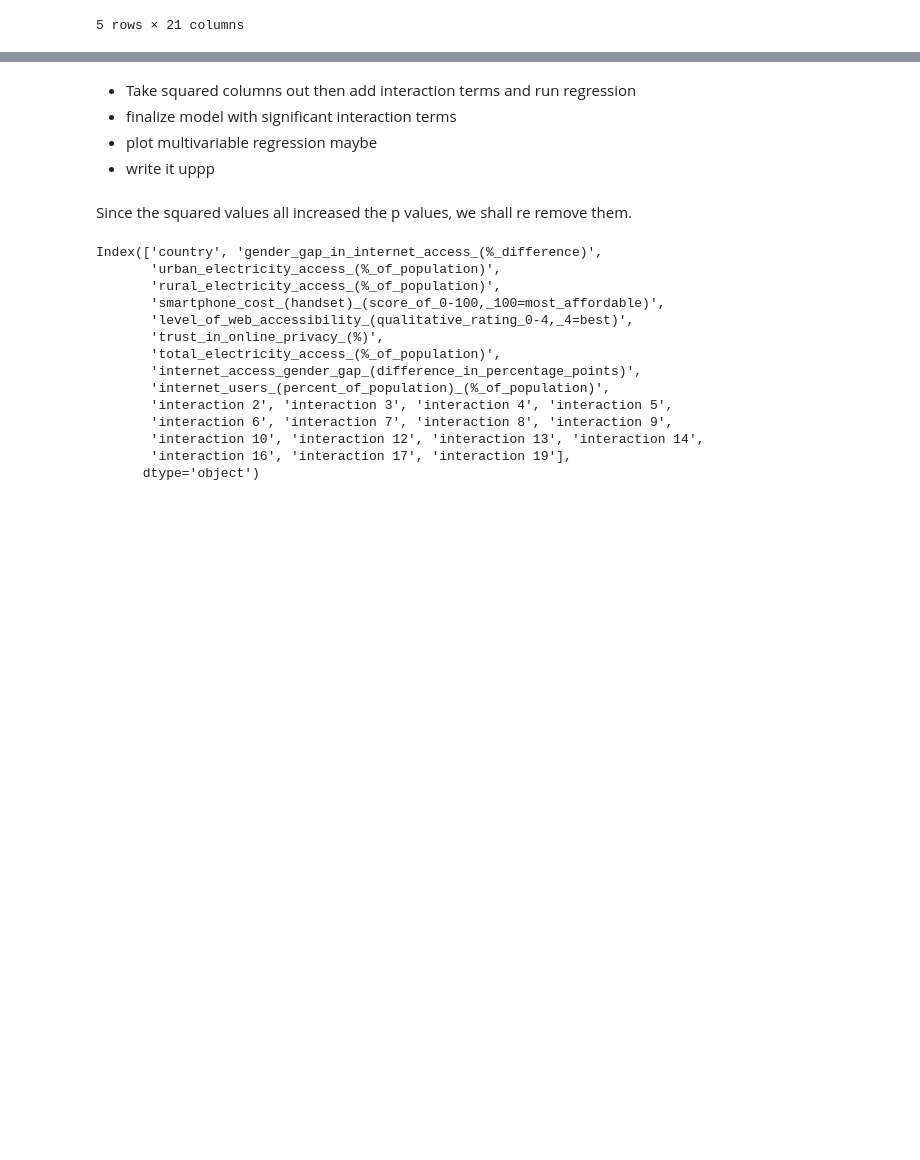
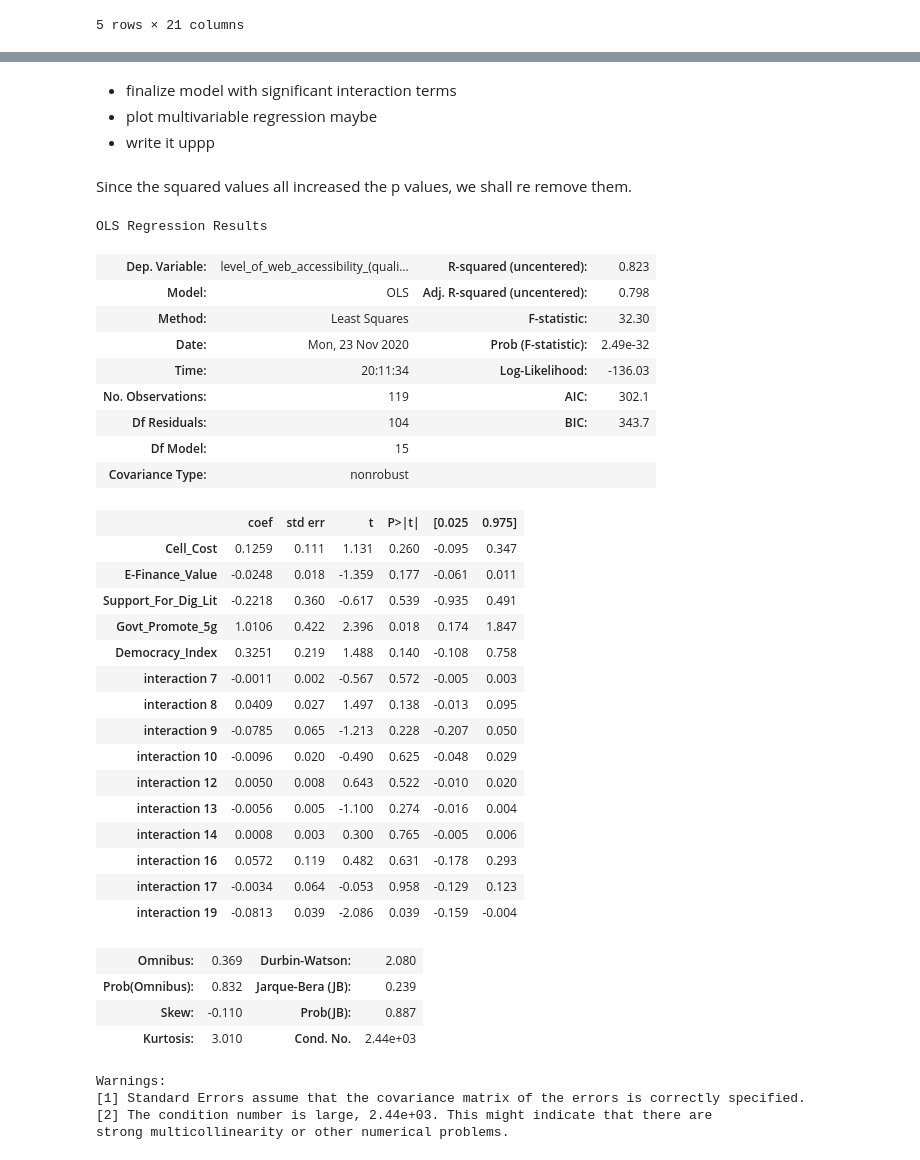
Before and after one commit to tklausner/info2950-project, a Jupyter notebook: INFO2950_Project.ipynb, the cells around one changed output, grey strips where cells are left out. Cells and saved outputs as stored; diff of their text form; code cells hidden in the pictures; blank space fills up the shorter version.

```diff
--- a/INFO2950_Project.ipynb
+++ b/INFO2950_Project.ipynb
@@ -920,37 +920,54 @@ Warnings:
 [2] The condition number is large, 1.79e+04. This might indicate that there are
 strong multicollinearity or other numerical problems.
 # %% [markdown]
-- Take squared columns out then add interaction terms and run regression
 - finalize model with significant interaction terms
 - plot multivariable regression maybe
 - write it uppp
 # %% [markdown]
 Since the squared values all increased the p values, we shall re remove them.
 # %%
-internet_data_inter = internet_data.copy()
+internet_data_inter = full_internet_data.copy()
 coefficients_inter = coefficients.copy()
 # %%
 for i in interaction.columns:
-    if i not in [0, 1,11,15,18,20]:
+    if i not in [0,1,2,3,4,5,6,11,15,18,20]:
         internet_data_inter['interaction ' + str(i)] = interaction[i]
         coefficients_inter.append('interaction ' + str(i))
 # %%
-internet_data_inter.columns
-
-#regSQ5 = sm.OLS(y, internet_data_inter[coefficients_inter]).fit()
-#regSQ5.summary()
+regSQ5 = sm.OLS(y, internet_data_inter[coefficients_inter]).fit()
+regSQ5.summary()
 # %% [output]
-Index(['country', 'gender_gap_in_internet_access_(%_difference)',
-       'urban_electricity_access_(%_of_population)',
-       'rural_electricity_access_(%_of_population)',
-       'smartphone_cost_(handset)_(score_of_0-100,_100=most_affordable)',
-       'level_of_web_accessibility_(qualitative_rating_0-4,_4=best)',
-       'trust_in_online_privacy_(%)',
-       'total_electricity_access_(%_of_population)',
-       'internet_access_gender_gap_(difference_in_percentage_points)',
-       'internet_users_(percent_of_population)_(%_of_population)',
-       'interaction 2', 'interaction 3', 'interaction 4', 'interaction 5',
-       'interaction 6', 'interaction 7', 'interaction 8', 'interaction 9',
-       'interaction 10', 'interaction 12', 'interaction 13', 'interaction 14',
-       'interaction 16', 'interaction 17', 'interaction 19'],
-      dtype='object')
+OLS Regression Results
+| Dep. Variable: | level_of_web_accessibility_(quali... | R-squared (uncentered): | 0.823 |
+| Model: | OLS | Adj. R-squared (uncentered): | 0.798 |
+| Method: | Least Squares | F-statistic: | 32.30 |
+| Date: | Mon, 23 Nov 2020 | Prob (F-statistic): | 2.49e-32 |
+| Time: | 20:11:34 | Log-Likelihood: | -136.03 |
+| No. Observations: | 119 | AIC: | 302.1 |
+| Df Residuals: | 104 | BIC: | 343.7 |
+| Df Model: | 15 |  |  |
+| Covariance Type: | nonrobust |  |  |
+|  | coef | std err | t | P>|t| | [0.025 | 0.975] |
+| Cell_Cost | 0.1259 | 0.111 | 1.131 | 0.260 | -0.095 | 0.347 |
+| E-Finance_Value | -0.0248 | 0.018 | -1.359 | 0.177 | -0.061 | 0.011 |
+| Support_For_Dig_Lit | -0.2218 | 0.360 | -0.617 | 0.539 | -0.935 | 0.491 |
+| Govt_Promote_5g | 1.0106 | 0.422 | 2.396 | 0.018 | 0.174 | 1.847 |
+| Democracy_Index | 0.3251 | 0.219 | 1.488 | 0.140 | -0.108 | 0.758 |
+| interaction 7 | -0.0011 | 0.002 | -0.567 | 0.572 | -0.005 | 0.003 |
+| interaction 8 | 0.0409 | 0.027 | 1.497 | 0.138 | -0.013 | 0.095 |
+| interaction 9 | -0.0785 | 0.065 | -1.213 | 0.228 | -0.207 | 0.050 |
+| interaction 10 | -0.0096 | 0.020 | -0.490 | 0.625 | -0.048 | 0.029 |
+| interaction 12 | 0.0050 | 0.008 | 0.643 | 0.522 | -0.010 | 0.020 |
+| interaction 13 | -0.0056 | 0.005 | -1.100 | 0.274 | -0.016 | 0.004 |
+| interaction 14 | 0.0008 | 0.003 | 0.300 | 0.765 | -0.005 | 0.006 |
+| interaction 16 | 0.0572 | 0.119 | 0.482 | 0.631 | -0.178 | 0.293 |
+| interaction 17 | -0.0034 | 0.064 | -0.053 | 0.958 | -0.129 | 0.123 |
+| interaction 19 | -0.0813 | 0.039 | -2.086 | 0.039 | -0.159 | -0.004 |
+| Omnibus: | 0.369 | Durbin-Watson: | 2.080 |
+| Prob(Omnibus): | 0.832 | Jarque-Bera (JB): | 0.239 |
+| Skew: | -0.110 | Prob(JB): | 0.887 |
+| Kurtosis: | 3.010 | Cond. No. | 2.44e+03 |
+Warnings:
+[1] Standard Errors assume that the covariance matrix of the errors is correctly specified.
+[2] The condition number is large, 2.44e+03. This might indicate that there are
+strong multicollinearity or other numerical problems.
```
Also changed, not shown: parts of 16 cells of this notebook.
